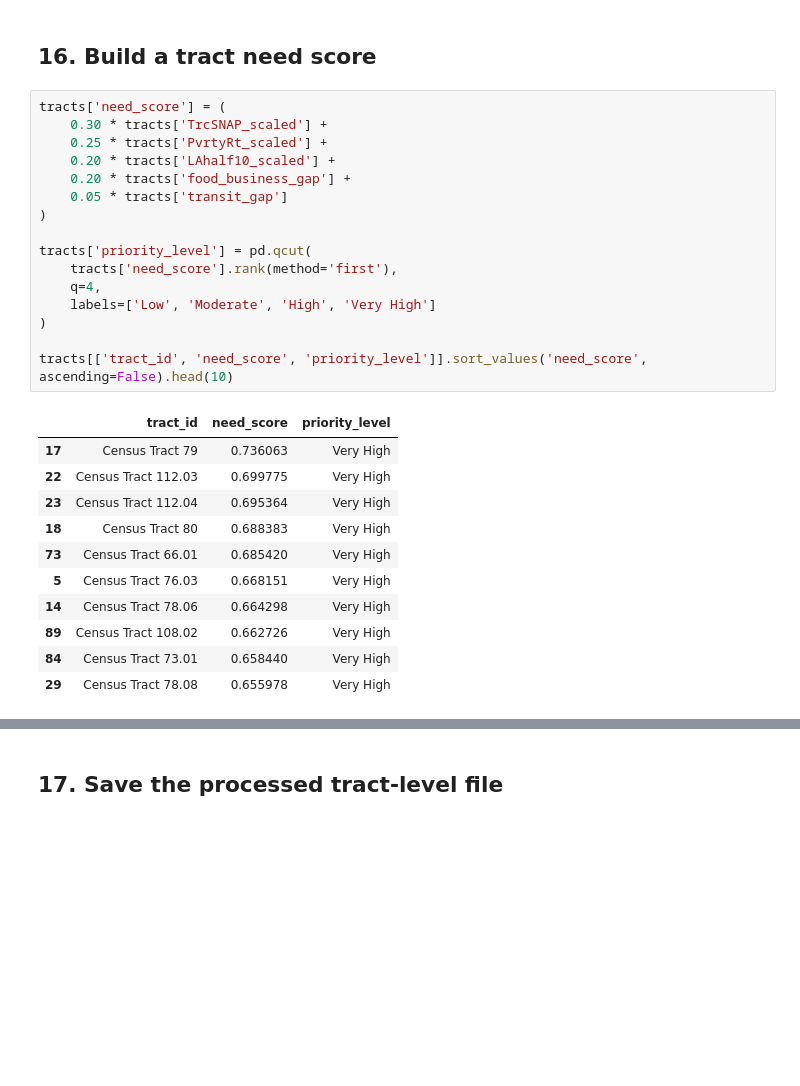
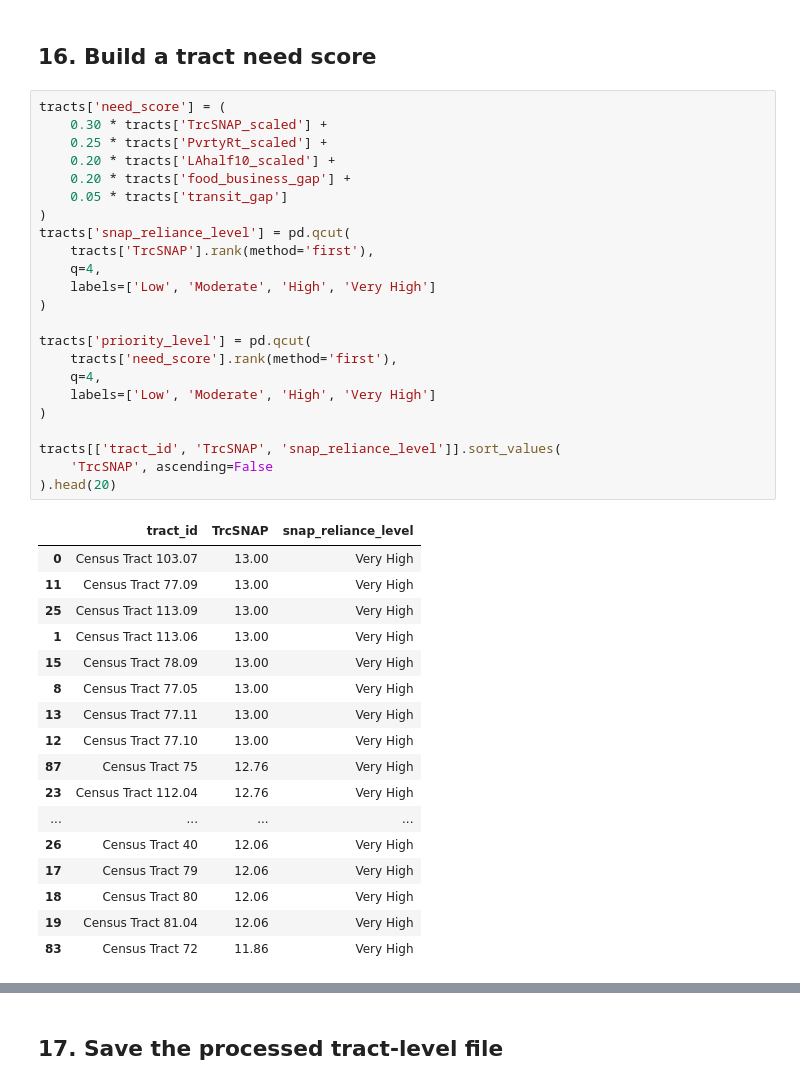
Before and after one commit to savannah-drake/fresh-food-access-dashboard, a Jupyter notebook: FreshFoodAcessDashboard-InvestATL/notebooks/fresh_food_access_dashboard_build_no_snap.ipynb, the cells around one changed output, grey strips where cells are left out. Drawn from its saved outputs; the diff is of its cells as text; blank space fills up the shorter version.

```diff
--- a/FreshFoodAcessDashboard-InvestATL/notebooks/fresh_food_access_dashboard_build_no_snap.ipynb
+++ b/FreshFoodAcessDashboard-InvestATL/notebooks/fresh_food_access_dashboard_build_no_snap.ipynb
@@ -286,31 +286,44 @@ tracts[[f'{c}_scaled' for c in score_cols] + ['food_business_gap', 'transit_gap'
 # %%
 tracts['need_score'] = (
     0.30 * tracts['TrcSNAP_scaled'] +
     0.25 * tracts['PvrtyRt_scaled'] +
     0.20 * tracts['LAhalf10_scaled'] +
     0.20 * tracts['food_business_gap'] +
     0.05 * tracts['transit_gap']
 )
+tracts['snap_reliance_level'] = pd.qcut(
+    tracts['TrcSNAP'].rank(method='first'),
+    q=4,
+    labels=['Low', 'Moderate', 'High', 'Very High']
+)
 
 tracts['priority_level'] = pd.qcut(
     tracts['need_score'].rank(method='first'),
     q=4,
     labels=['Low', 'Moderate', 'High', 'Very High']
 )
 
-tracts[['tract_id', 'need_score', 'priority_level']].sort_values('need_score', ascending=False).head(10)
+tracts[['tract_id', 'TrcSNAP', 'snap_reliance_level']].sort_values(
+    'TrcSNAP', ascending=False
+).head(20)
 # %% [output]
-|  | tract_id | need_score | priority_level |
-| 17 | Census Tract 79 | 0.736063 | Very High |
-| 22 | Census Tract 112.03 | 0.699775 | Very High |
-| 23 | Census Tract 112.04 | 0.695364 | Very High |
-| 18 | Census Tract 80 | 0.688383 | Very High |
-| 73 | Census Tract 66.01 | 0.685420 | Very High |
-| 5 | Census Tract 76.03 | 0.668151 | Very High |
-| 14 | Census Tract 78.06 | 0.664298 | Very High |
-| 89 | Census Tract 108.02 | 0.662726 | Very High |
-| 84 | Census Tract 73.01 | 0.658440 | Very High |
-| 29 | Census Tract 78.08 | 0.655978 | Very High |
+|  | tract_id | TrcSNAP | snap_reliance_level |
+| 0 | Census Tract 103.07 | 13.00 | Very High |
+| 11 | Census Tract 77.09 | 13.00 | Very High |
+| 25 | Census Tract 113.09 | 13.00 | Very High |
+| 1 | Census Tract 113.06 | 13.00 | Very High |
+| 15 | Census Tract 78.09 | 13.00 | Very High |
+| 8 | Census Tract 77.05 | 13.00 | Very High |
+| 13 | Census Tract 77.11 | 13.00 | Very High |
+| 12 | Census Tract 77.10 | 13.00 | Very High |
+| 87 | Census Tract 75 | 12.76 | Very High |
+| 23 | Census Tract 112.04 | 12.76 | Very High |
+| ... | ... | ... | ... |
+| 26 | Census Tract 40 | 12.06 | Very High |
+| 17 | Census Tract 79 | 12.06 | Very High |
+| 18 | Census Tract 80 | 12.06 | Very High |
+| 19 | Census Tract 81.04 | 12.06 | Very High |
+| 83 | Census Tract 72 | 11.86 | Very High |
 # %%
 import pandas as pd
 import matplotlib.pyplot as plt
```
Also changed, not shown: parts of 12 cells of this notebook, 3 other files.
